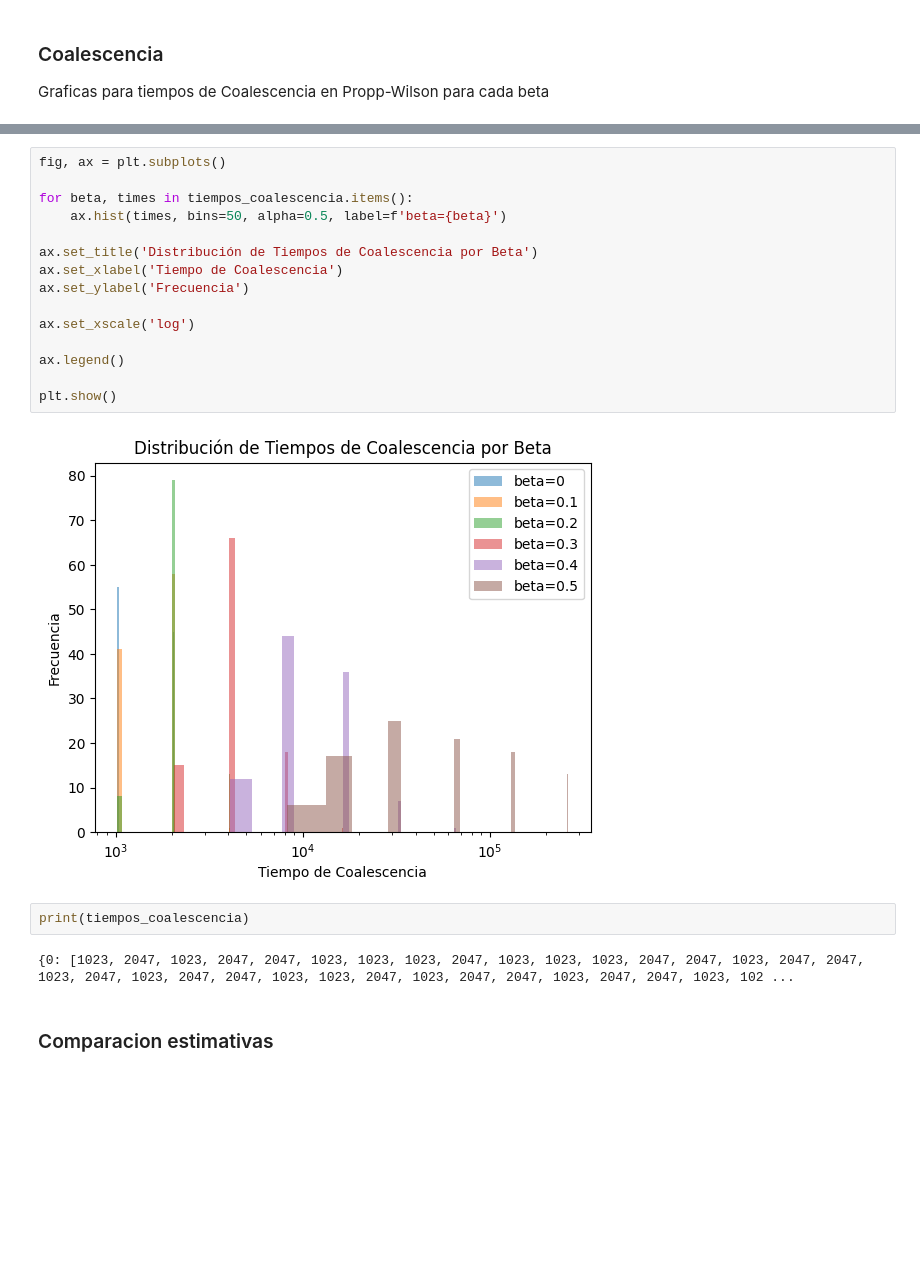
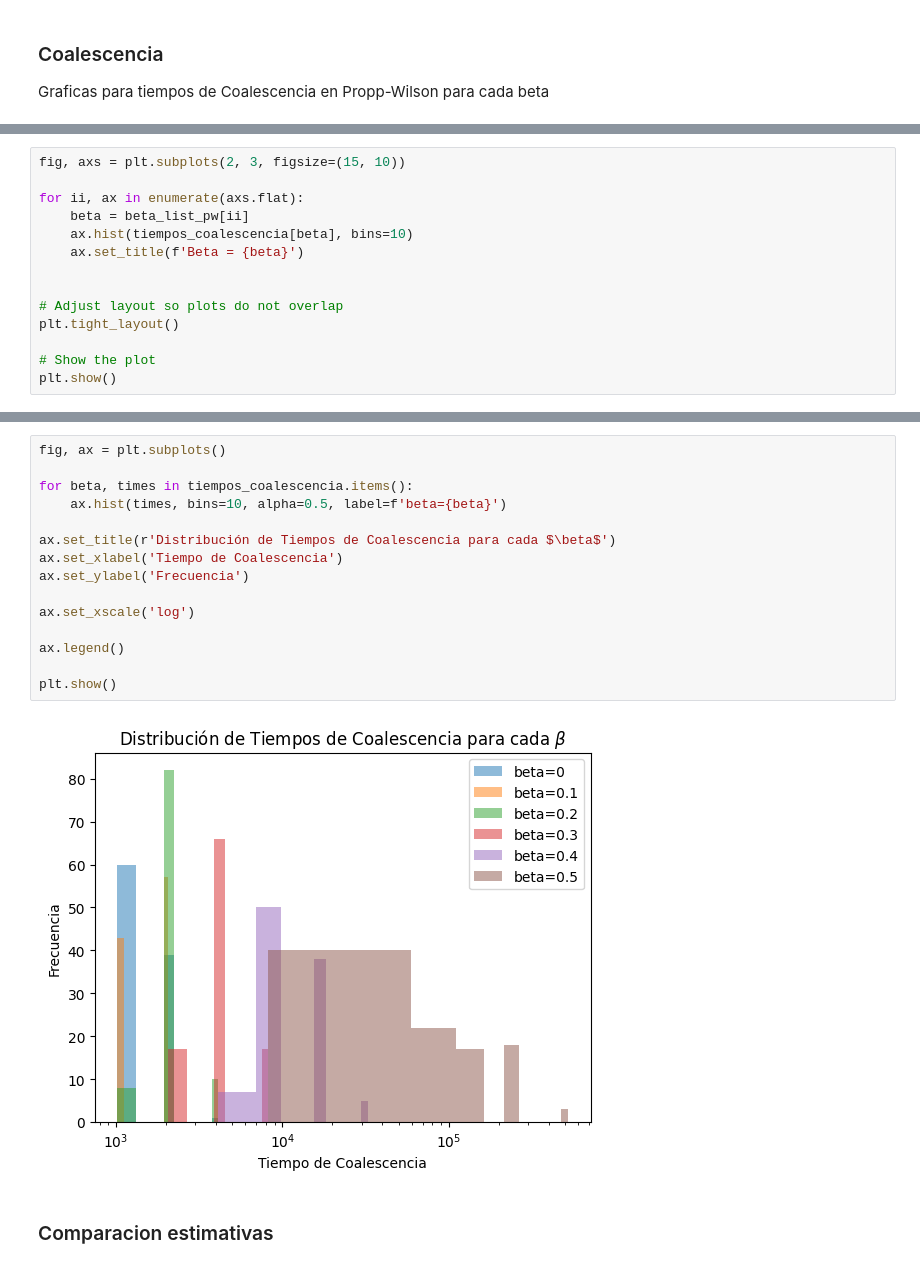
Before and after one commit to dangarciahe/Cadenas_de_Markov, a Jupyter notebook: Tarea_3.ipynb, the cells around one changed output, grey strips where cells are left out. Saved outputs shown, nothing was run; the diff lists cells and outputs as text; blank space fills up the shorter version.

Commit message:
Terminada Gráfica 1 de tiempos de coalescencia

```diff
--- a/Tarea_3.ipynb
+++ b/Tarea_3.ipynb
@@ -458,0 +468,14 @@ plt.yscale('log')
+# %%
+fig, axs = plt.subplots(2, 3, figsize=(15, 10))
+
+for ii, ax in enumerate(axs.flat):
+    beta = beta_list_pw[ii]
+    ax.hist(tiempos_coalescencia[beta], bins=10)
+    ax.set_title(f'Beta = {beta}')
+
+
+# Adjust layout so plots do not overlap
+plt.tight_layout()
+
+# Show the plot
+plt.show()
@@ -459,24 +484,20 @@ plt.yscale('log')
 # %%
 fig, ax = plt.subplots()
 
 for beta, times in tiempos_coalescencia.items():
-    ax.hist(times, bins=50, alpha=0.5, label=f'beta={beta}')
+    ax.hist(times, bins=10, alpha=0.5, label=f'beta={beta}')
 
-ax.set_title('Distribución de Tiempos de Coalescencia por Beta')
+ax.set_title(r'Distribución de Tiempos de Coalescencia para cada $\beta$')
 ax.set_xlabel('Tiempo de Coalescencia')
 ax.set_ylabel('Frecuencia')
 
 ax.set_xscale('log')
 
 ax.legend()
 
 plt.show()
 # %% [output]
-[figure, old version]
+[figure, new version]
-# %%
-print(tiempos_coalescencia)
-# %% [output]
-{0: [1023, 2047, 1023, 2047, 2047, 1023, 1023, 1023, 2047, 1023, 1023, 1023, 2047, 2047, 1023, 2047, 2047, 1023, 2047, 1023, 2047, 2047, 1023, 1023, 2047, 1023, 2047, 2047, 1023, 2047, 2047, 1023, 102 ...
 # %% [markdown]
 ### Comparacion estimativas
 # %%
```
Also changed, not shown: parts of 4 cells of this notebook.
